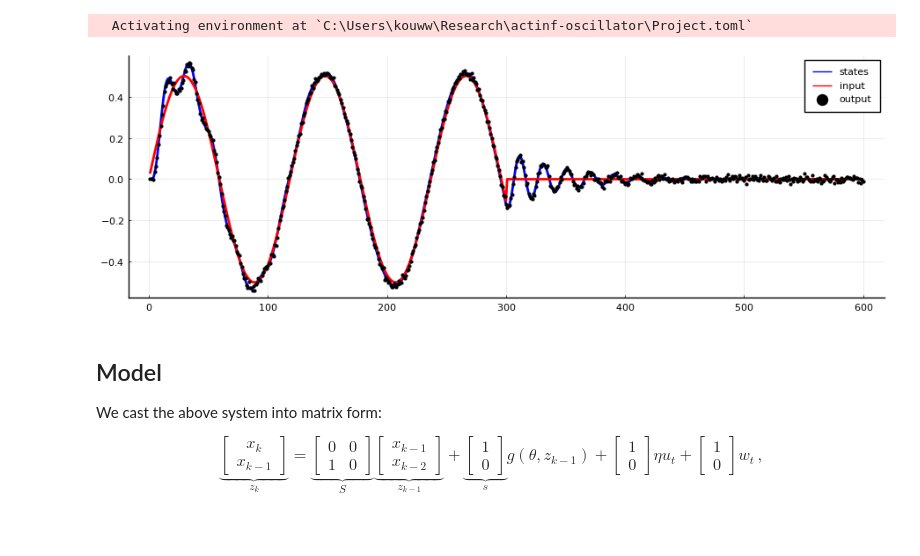
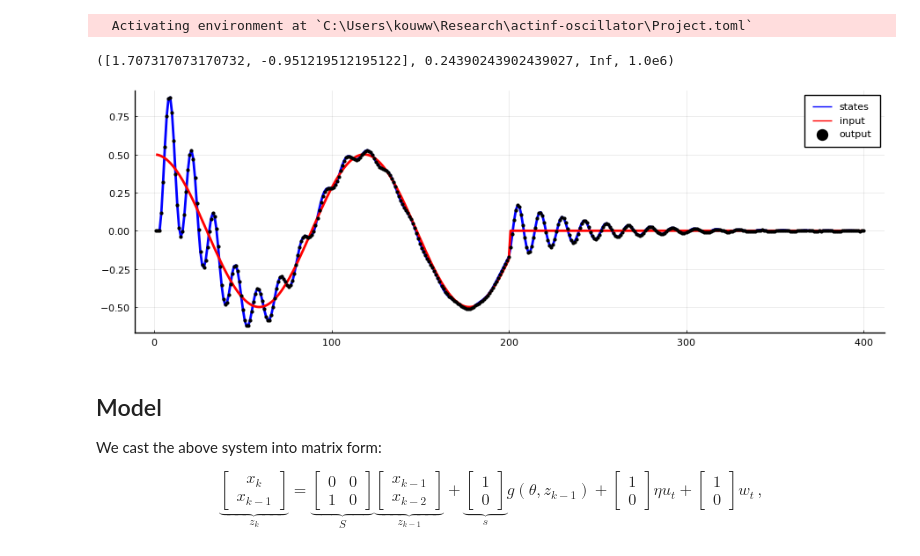
Before and after one commit to wmkouw/actinf-oscillator, a Jupyter notebook: demo_EFE-LARX-oscillator.ipynb, the cells around one changed output. Drawn from its saved outputs; the diff is of its cells as text; code cells hidden in the pictures.

```diff
--- a/demo_EFE-LARX-oscillator.ipynb
+++ b/demo_EFE-LARX-oscillator.ipynb
@@ -59,15 +59,15 @@ pyplot();
 Δt = 1.
 
 # Dynamical parameters
-m = 10.0
-c = 0.2
+m = 4.0
+c = 0.1
 k = 1.0
 
 # Process noise precision
 ζ_true = Inf
 
 # Measurement noise precision
-ξ_true = 1e4
+ξ_true = 1e6
 
 # Pack parameters
 sys_params = (m, c, k, ζ_true, ξ_true);
@@ -81,7 +81,9 @@ sys_params = (m, c, k, ζ_true, ξ_true);
 η_true = Δt^2/(m + c*Δt)
 
 # Pack substituted variables
-subs_params = (θ_true, η_true, ζ_true, ξ_true);
+subs_params = (θ_true, η_true, ζ_true, ξ_true)
+# %% [output]
+([1.707317073170732, -0.951219512195122], 0.24390243902439027, Inf, 1.0e6)
 # %%
 function sim_sys(input, state, sys_params)
    "Simulate dynamic system"
@@ -106,25 +108,24 @@ function sim_sys(input, state, sys_params)
 end;
 # %%
 # Time
-T = 600
+T = 400
 
 # Input signal
-input = [sin.((1:300)./ (6*π)) ./2; zeros(300,)]
-# input = zeros(T,)
+input = [cos.((1:200)./ (6*π)) ./2; zeros(200,)]
 
 # Preallocate arrays
 states = zeros(T,)
 output = zeros(T,)
 
 for k = 4:T
     output[k], states[k] = sim_sys(input[k], states[[k-1, k-2]], sys_params)
 end
 
 p100 = plot(1:T, states, linewidth=2, color="blue", label="states", size=(900,300))
 plot!(1:T, input, linewidth=2, color="red", label="input")
 scatter!(1:T, output, markersize=2, color="black", label="output")
 # %% [output]
-[figure, old version]
+[figure, new version]
 # %%
 savefig(p100, "figures/example-input-output_seq1.png")
 # %% [markdown]
```
Also changed, not shown: parts of 25 cells of this notebook, 4 other files.
